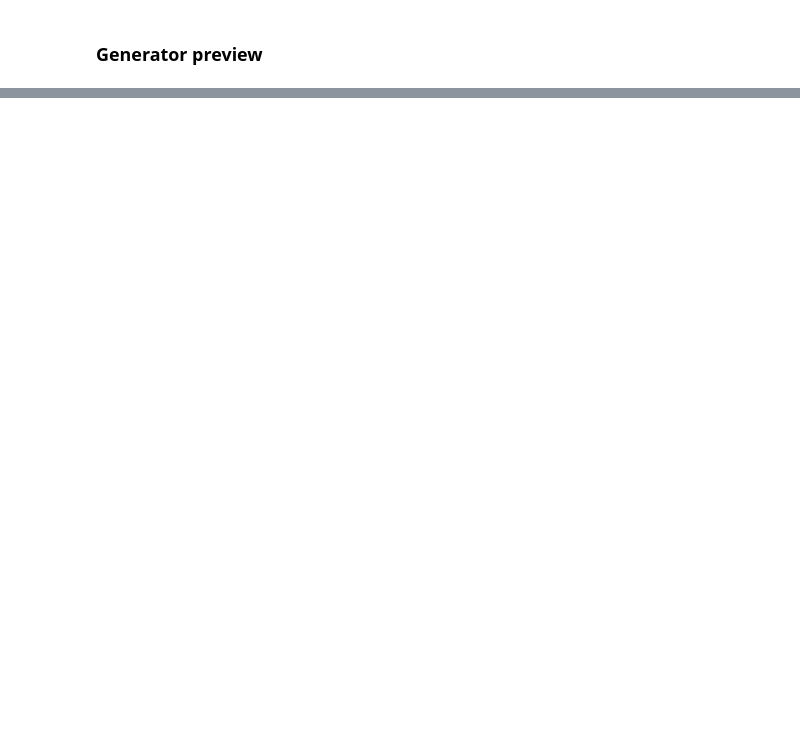
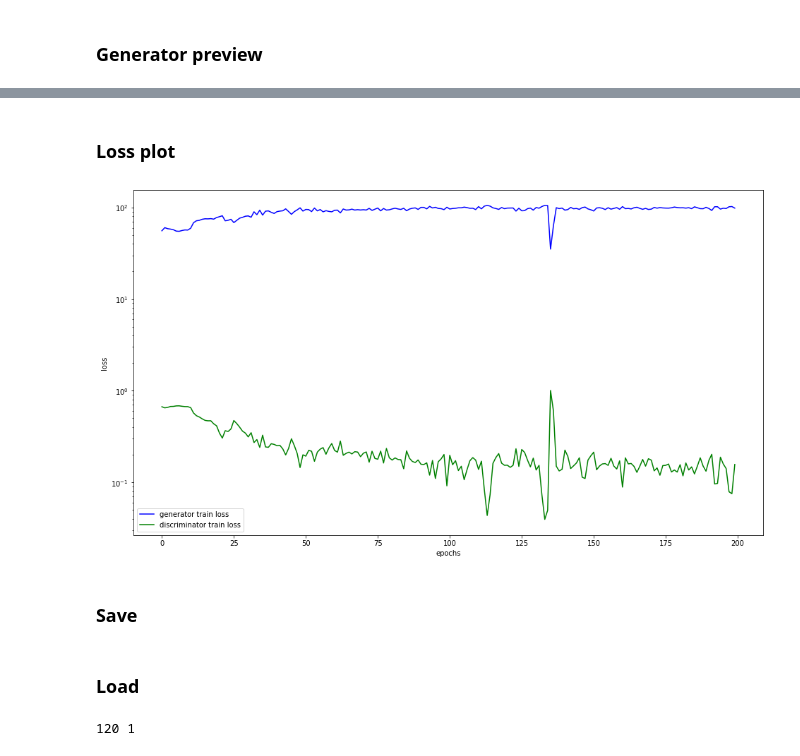
Before and after one commit to adriansuwala/ml2020-21, a Jupyter notebook: projekt/pix2pix.ipynb, the cells around one changed output, grey strips where cells are left out. Cells and saved outputs as stored; diff of their text form; code cells hidden in the pictures; blank space fills up the shorter version.

```diff
--- a/projekt/pix2pix.ipynb
+++ b/projekt/pix2pix.ipynb
@@ -697,0 +700,21 @@ tensor([[0.4507, 0.5740, 0.4419, 0.5918, 0.4251, 0.4547, 0.6253, 0.3982, 0.5040,
+# %%
+EPOCHS = 10
+EPOCH_OFFSET = 190
+TIME = "2021-01-12_16-52" #time.strftime("%Y-%m-%d_%H-%M", time.localtime())
+
+fw_snapshot = gen_save_examples(img_path % TIME, gen, cond_gen=gen_get_cond(maps_test, 16),
+                                epoch_offset=EPOCH_OFFSET,
+                                period=1000, name_format="{epoch}_{batch}.png",
+                                nrow=8, padding=0, device=DEVICE, stat=(std,mean))
+model_snapshot = gen_save_model(model_path, gen, dis, BATCH_SIZE, period=1096, epochperiod=5,
+                               name_format="mapsA2B_%s__{batch}" % TIME)
+
+dataloader = torch.utils.data.DataLoader(maps_train, batch_size=BATCH_SIZE, shuffle=True, num_workers=0, drop_last=True)
+stats_tmp = train(gen, dis, dataloader, epochs=EPOCHS, device=DEVICE, fw_snapshot=fw_snapshot, model_snapshot=model_snapshot)
+try:
+    if stats:
+        stats["gen"]["loss"] = stats["gen"]["loss"] + stats_tmp["gen"]["loss"]
+        stats["dis"]["loss"] = stats["dis"]["loss"] + stats_tmp["dis"]["loss"]
+        stats["dis"]["prob"] = stats["dis"]["prob"] + stats_tmp["dis"]["prob"]
+except NameError:
+    stats = stats_tmp
@@ -697,0 +733,8 @@ tensor([[0.4507, 0.5740, 0.4419, 0.5918, 0.4251, 0.4547, 0.6253, 0.3982, 0.5040,
+# %% [markdown]
+### Loss plot
+# %%
+show_stats(stats)
+# %% [output]
+[figure, added]
+# %% [markdown]
+### Save
@@ -697,0 +769,18 @@ tensor([[0.4507, 0.5740, 0.4419, 0.5918, 0.4251, 0.4547, 0.6253, 0.3982, 0.5040,
+# %% [markdown]
+### Load
+# %%
+# '2' to potentially not overwrite existing models' data
+gen2 = UNetGenerator(optim=torch.optim.Adam, lambd=100).to(DEVICE)
+dis2 = Pix2PixDiscriminator(optim=torch.optim.Adam, criterion=torch.nn.BCELoss()).to(DEVICE)
+
+try:
+    if drive:
+        load_path = "drive/MyDrive/models/mapsA2B_%sepochs_%s" % (EPOCH_OFFSET + EPOCHS, TIME)
+except NameError:
+    print("Drive not mounted.")
+    load_path = "models/mapsA2B_%sepochs_%s" % (200, TIME)
+
+EPOCHS2, BATCH_SIZE2, stats2 = load_model(load_path, gen2, dis2, device=DEVICE)
+print(EPOCHS2, BATCH_SIZE2)
+# %% [output]
+120 1
```
Also changed, not shown: parts of 24 cells of this notebook, 3 other files.
